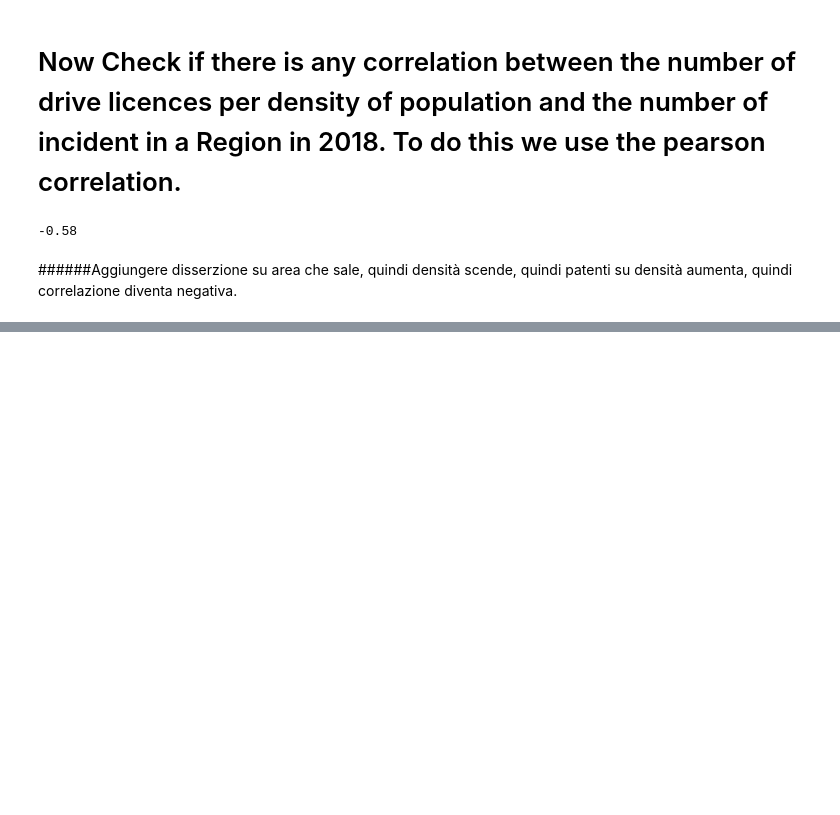
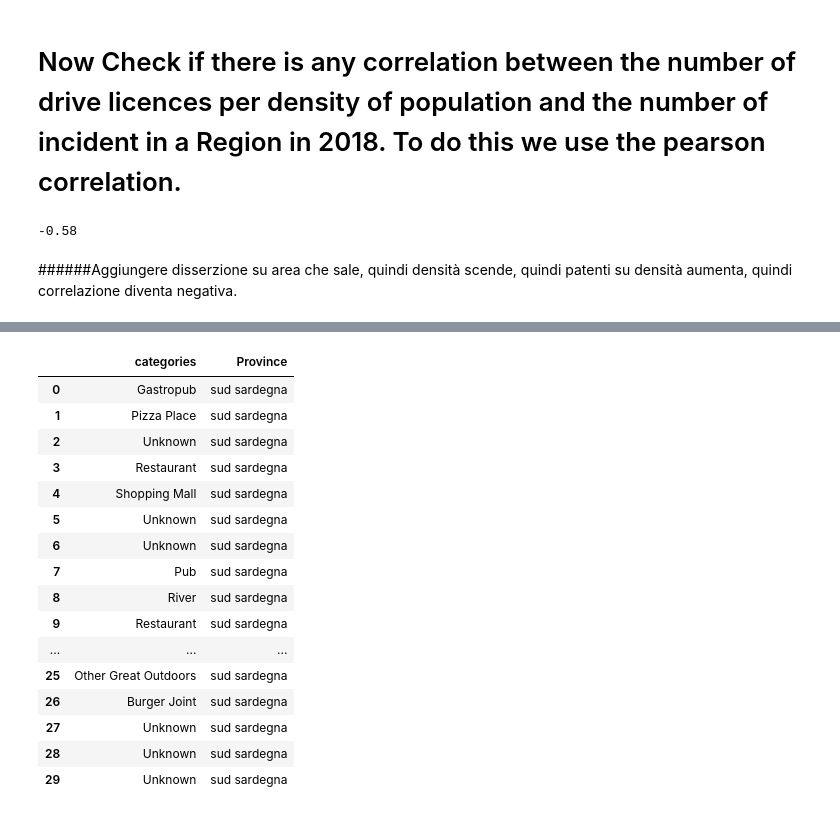
Before and after one commit to rpll94/Coursera_Capstone, a Jupyter notebook: Course10_Final_Assignment.ipynb, the cells around one changed output, grey strips where cells are left out. Cells and saved outputs as stored; diff of their text form; code cells hidden in the pictures; blank space fills up the shorter version.

```diff
--- a/Course10_Final_Assignment.ipynb
+++ b/Course10_Final_Assignment.ipynb
@@ -558,0 +566,13 @@ round(np.corrcoef(corr_df['2018'].values, corr_df['Licences per density'].values
+# %%
+import folium # map rendering library
+import matplotlib.cm as cm
+import matplotlib.colors as colors
+
+CLIENT_ID = 'EWL1F4APWLEDLJEIN1YA2VUZV4VUI5ZI2XS13P2T5HTGWWRT' # your Foursquare ID
+CLIENT_SECRET = 'PKB1DKE4HHLRRLEX01WESNZBQD0DGPPGIFAMHHB0KYK1B1TC' # your Foursquare Secret
+ACCESS_TOKEN = 'FSWGHGNOWYZJCNZ3D1PGRW0JKHL4J21MLY3SBUYZFBBQA1NM' # your FourSquare Access Token
+VERSION = '20180604'
+LIMIT = 30
+print('Your credentails:')
+print('CLIENT_ID: ' + CLIENT_ID)
+print('CLIENT_SECRET:' + CLIENT_SECRET)
@@ -558,0 +688,6 @@ round(np.corrcoef(corr_df['2018'].values, corr_df['Licences per density'].values
+# %%
+provinces = ['cagliari', 'nuoro', 'oristano', 'sassari', 'sud sardegna', 'catanzaro', 'cosenza', 'crotone', 'reggio calabria', 'vibo valentia']
+cluster_df = cluster_df[pd.DataFrame(cluster_df['Province'].tolist()).isin(provinces).any(1).values]
+cluster_df = cluster_df[cluster_df['Province Group'] != -1]
+cluster_df = cluster_df[['Province', 'latitude', 'longitude']]
+cluster_df
@@ -558,0 +703,52 @@ round(np.corrcoef(corr_df['2018'].values, corr_df['Licences per density'].values
+# %%
+from pandas import json_normalize
+import json
+# for search_query in cluster_df['Province'].to_list():
+radius = 1000
+
+venues_df = pd.DataFrame()
+
+for province, latitude, longitude in zip(cluster_df['Province'], cluster_df['latitude'], cluster_df['longitude']):
+  # url = 'https://api.foursquare.com/v2/venues/search?client_id={}&client_secret={}&ll={},{}&oauth_token={}&v={}&query={}&radius={}&limit={}'.format(CLIENT_ID, CLIENT_SECRET, latitude, longitude, ACCESS_TOKEN, VERSION, search_query, radius, LIMIT)
+  url = 'https://api.foursquare.com/v2/venues/search?client_id={}&client_secret={}&ll={},{}&oauth_token={}&v={}&radius={}'.format(CLIENT_ID, CLIENT_SECRET, latitude, longitude, ACCESS_TOKEN, VERSION, radius)
+
+  results = requests.get(url).json()
+  results
+
+  # assign relevant part of JSON to venues
+  venues = results['response']['venues']
+
+  # tranform venues into a dataframe
+  dataframe = json_normalize(venues)
+  # keep only columns that include venue name, and anything that is associated with location
+  # filtered_columns = ['name', 'categories'] + [col for col in dataframe.columns if col.startswith('location.')] + ['id']
+  filtered_columns = ['categories']
+
+  dataframe_filtered = dataframe.loc[:, filtered_columns]
+
+  dataframe_filtered['categories'] = dataframe_filtered['categories'].apply(lambda value: value[0]['name'] if len(value)>0 else 'Unknown')
+
+  dataframe_filtered['Province'] = province
+  # dataframe_filtered['Province latitude'] = latitude
+  # dataframe_filtered['Province longitude'] = longitude
+  venues_df = pd.concat([venues_df, dataframe_filtered], axis=0)
+
+venues_df[venues_df['Province'] == 'sud sardegna']
+# %% [output]
+|  | categories | Province |
+| 0 | Gastropub | sud sardegna |
+| 1 | Pizza Place | sud sardegna |
+| 2 | Unknown | sud sardegna |
+| 3 | Restaurant | sud sardegna |
+| 4 | Shopping Mall | sud sardegna |
+| 5 | Unknown | sud sardegna |
+| 6 | Unknown | sud sardegna |
+| 7 | Pub | sud sardegna |
+| 8 | River | sud sardegna |
+| 9 | Restaurant | sud sardegna |
+| ... | ... | ... |
+| 25 | Other Great Outdoors | sud sardegna |
+| 26 | Burger Joint | sud sardegna |
+| 27 | Unknown | sud sardegna |
+| 28 | Unknown | sud sardegna |
+| 29 | Unknown | sud sardegna |
```
Also changed, not shown: parts of 19 cells of this notebook.
